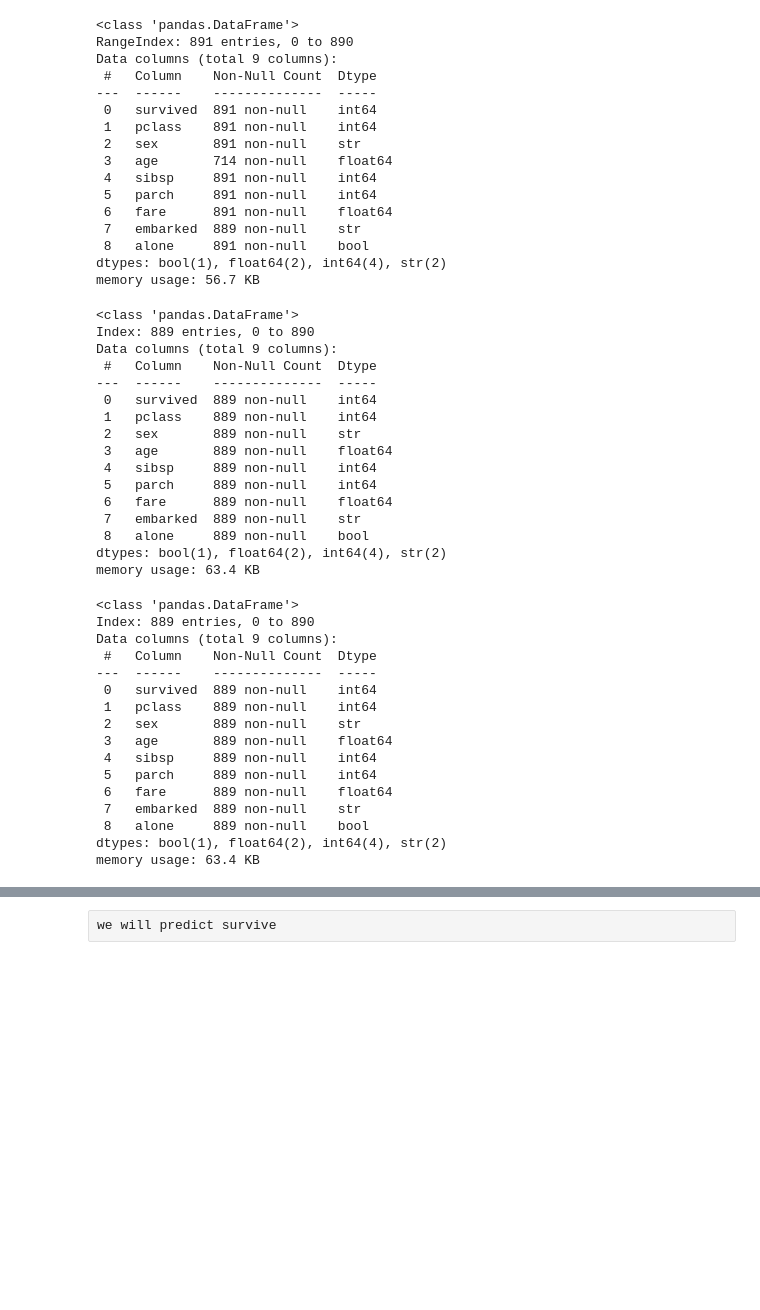
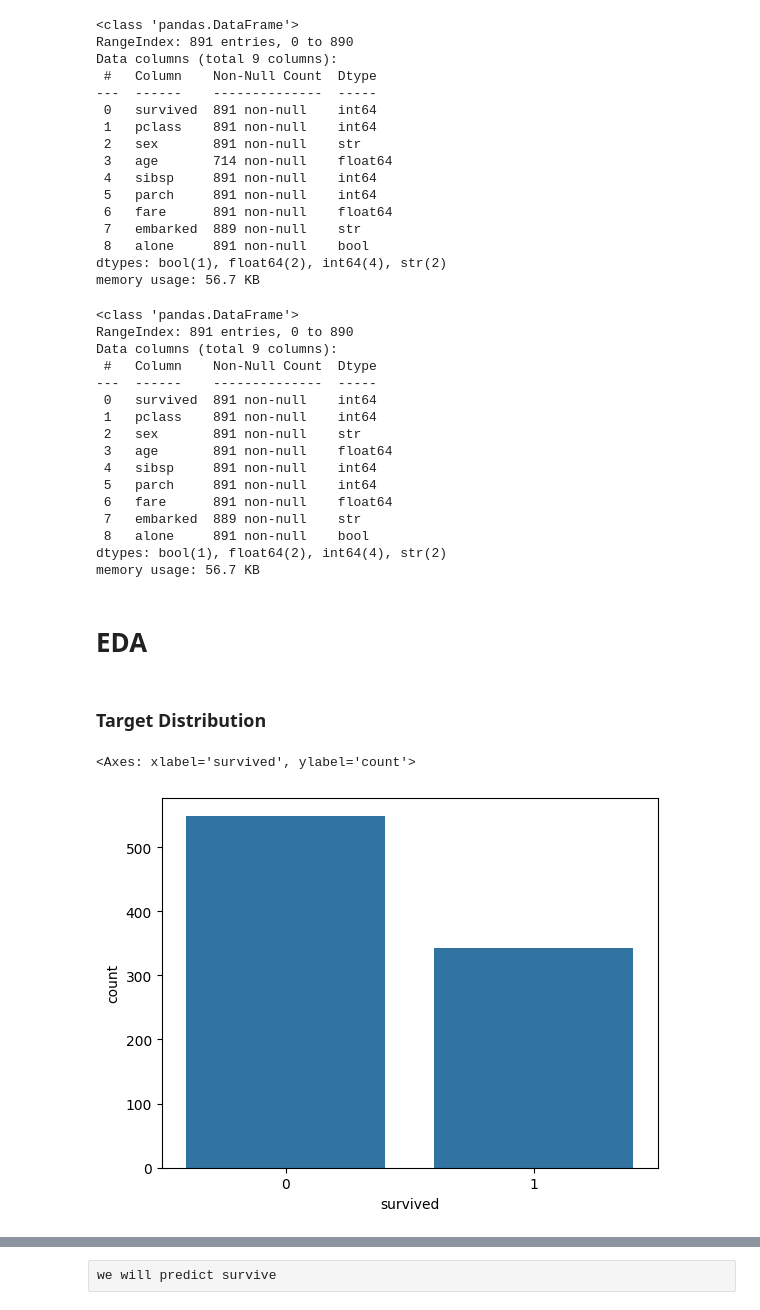
Before and after one commit to shubhamsinha21/Titanic-Survival-Prediction-System, a Jupyter notebook: titanic_model.ipynb, the cells around one changed output, grey strips where cells are left out. Cells and saved outputs as stored; diff of their text form; code cells hidden in the pictures; blank space fills up the shorter version.

```diff
--- a/titanic_model.ipynb
+++ b/titanic_model.ipynb
@@ -72,45 +76,32 @@ memory usage: 56.7 KB
 # remaining 2 columns has missing values -> embarked and age
 # here we will use 'fillna' for filling non-values
 
-df["age"] = df["age"].fillna(df["age"].mean(), inplace=True)
+df["age"] = df["age"].fillna(df["age"].mean())
 # %%
 df.info()
 # %% [output]
 <class 'pandas.DataFrame'>
-Index: 889 entries, 0 to 890
+RangeIndex: 891 entries, 0 to 890
 Data columns (total 9 columns):
  #   Column    Non-Null Count  Dtype
 ---  ------    --------------  -----
- 0   survived  889 non-null    int64
- 1   pclass    889 non-null    int64
- 2   sex       889 non-null    str
- 3   age       889 non-null    float64
- 4   sibsp     889 non-null    int64
- 5   parch     889 non-null    int64
- 6   fare      889 non-null    float64
+ 0   survived  891 non-null    int64
+ 1   pclass    891 non-null    int64
+ 2   sex       891 non-null    str
+ 3   age       891 non-null    float64
+ 4   sibsp     891 non-null    int64
+ 5   parch     891 non-null    int64
+ 6   fare      891 non-null    float64
  7   embarked  889 non-null    str
- 8   alone     889 non-null    bool
+ 8   alone     891 non-null    bool
 dtypes: bool(1), float64(2), int64(4), str(2)
-memory usage: 63.4 KB
+memory usage: 56.7 KB
-# %%
-# we will drop 2 rows which has null values in 'embarked' column
-df.dropna(subset=["embarked"], inplace=True) # by default axis = 0
-# %%
-df.info()
-# %% [output]
-<class 'pandas.DataFrame'>
-Index: 889 entries, 0 to 890
-Data columns (total 9 columns):
- #   Column    Non-Null Count  Dtype
----  ------    --------------  -----
- 0   survived  889 non-null    int64
- 1   pclass    889 non-null    int64
- 2   sex       889 non-null    str
- 3   age       889 non-null    float64
- 4   sibsp     889 non-null    int64
- 5   parch     889 non-null    int64
- 6   fare      889 non-null    float64
- 7   embarked  889 non-null    str
- 8   alone     889 non-null    bool
-dtypes: bool(1), float64(2), int64(4), str(2)
-memory usage: 63.4 KB
+# %% [markdown]
+# EDA
+# %% [markdown]
+### Target Distribution
+# %%
+ sns.countplot(x="survived", data=df)
+# %% [output]
+<Axes: xlabel='survived', ylabel='count'>
+[figure, added]
```
Also changed, not shown: parts of 14 cells of this notebook, 1 other file.
